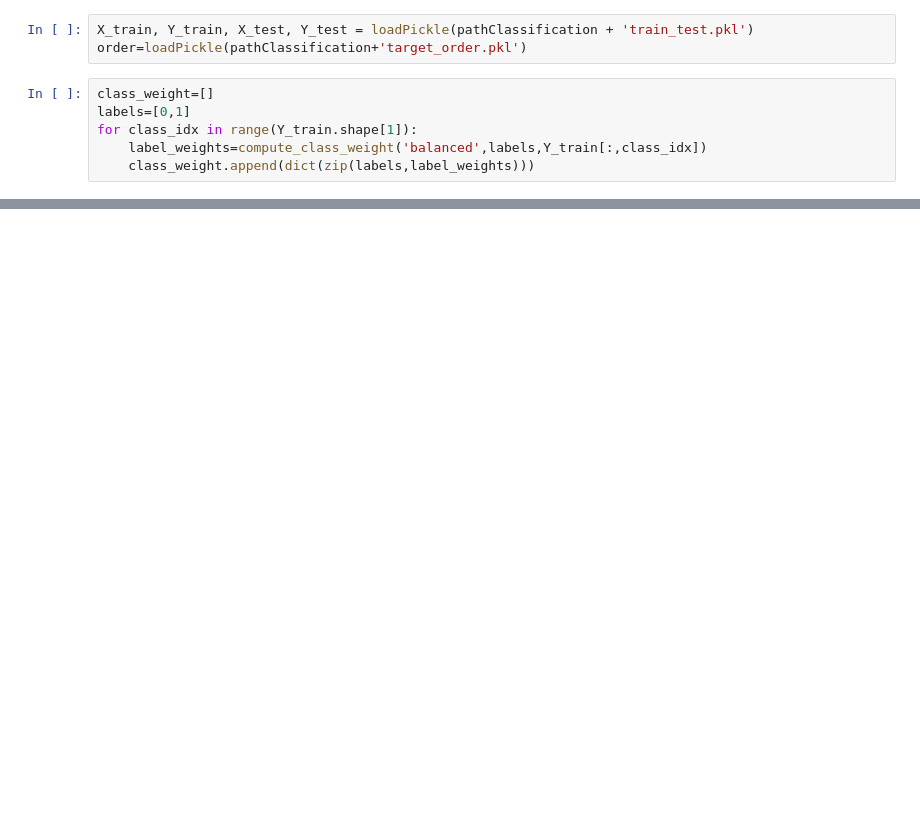
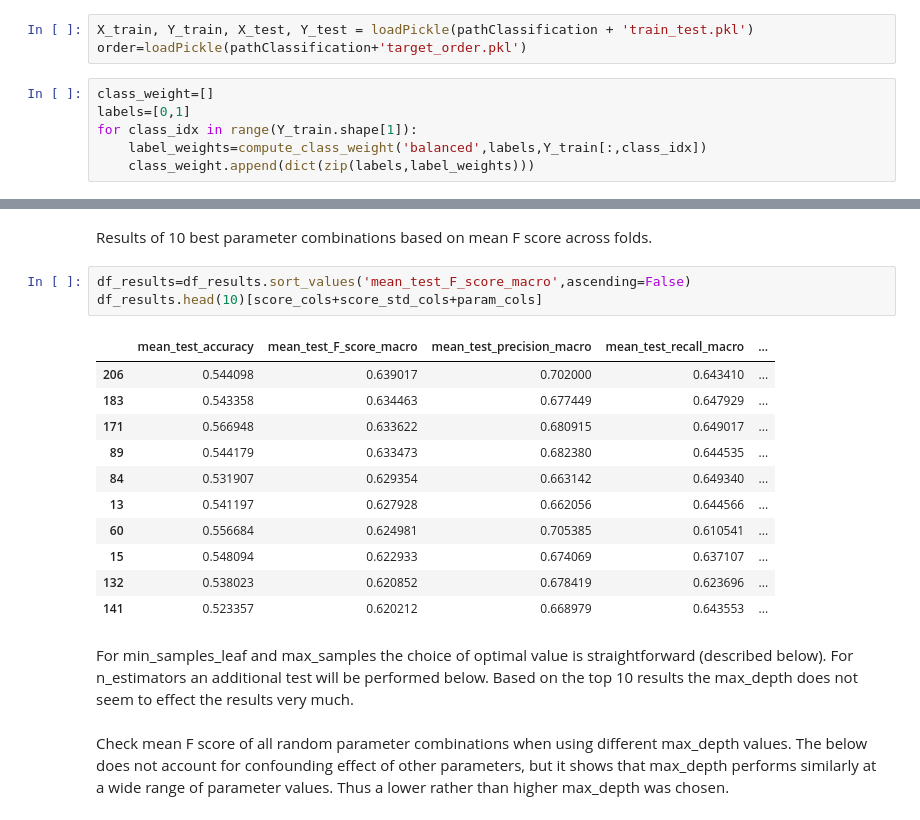
Before and after one commit to biolab/baylor-dicty, a Jupyter notebook: stages_DE/classification_stage_tree.ipynb, the cells around one changed output, grey strips where cells are left out. Saved outputs shown, nothing was run; the diff lists cells and outputs as text; blank space fills up the shorter version.

```diff
--- a/stages_DE/classification_stage_tree.ipynb
+++ b/stages_DE/classification_stage_tree.ipynb
@@ -184,0 +108,21 @@ tip         0.443 +- 0.131
+# %% [markdown]
+Results of 10 best parameter combinations based on mean F score across folds.
+# %%
+df_results=df_results.sort_values('mean_test_F_score_macro',ascending=False)
+df_results.head(10)[score_cols+score_std_cols+param_cols]
+# %% [output]
+|  | mean_test_accuracy | mean_test_F_score_macro | mean_test_precision_macro | mean_test_recall_macro | ... |
+| 206 | 0.544098 | 0.639017 | 0.702000 | 0.643410 | ... |
+| 183 | 0.543358 | 0.634463 | 0.677449 | 0.647929 | ... |
+| 171 | 0.566948 | 0.633622 | 0.680915 | 0.649017 | ... |
+| 89 | 0.544179 | 0.633473 | 0.682380 | 0.644535 | ... |
+| 84 | 0.531907 | 0.629354 | 0.663142 | 0.649340 | ... |
+| 13 | 0.541197 | 0.627928 | 0.662056 | 0.644566 | ... |
+| 60 | 0.556684 | 0.624981 | 0.705385 | 0.610541 | ... |
+| 15 | 0.548094 | 0.622933 | 0.674069 | 0.637107 | ... |
+| 132 | 0.538023 | 0.620852 | 0.678419 | 0.623696 | ... |
+| 141 | 0.523357 | 0.620212 | 0.668979 | 0.643553 | ... |
+# %% [markdown]
+For min_samples_leaf and max_samples the choice of optimal value is straightforward (described below). For n_estimators an additional test will be performed below. Based on the top 10 results the max_depth does not seem to effect the results very much.
+# %% [markdown]
+Check mean F score of all random parameter combinations when using different max_depth values.  The below does not account for confounding effect of other parameters, but it shows that max_depth performs similarly at a wide range of parameter values. Thus a lower rather than higher max_depth was chosen.
```
Also changed, not shown: parts of 28 cells of this notebook, 4 other files.
